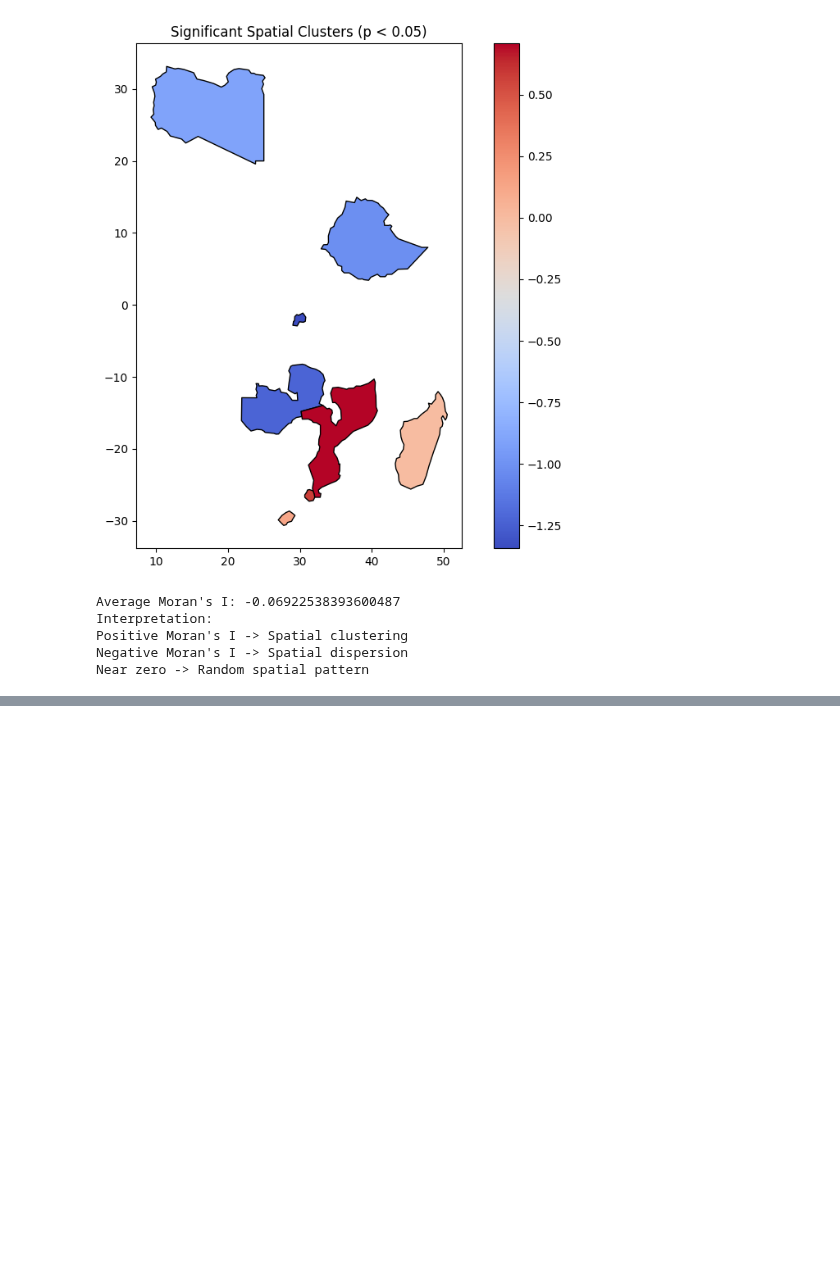
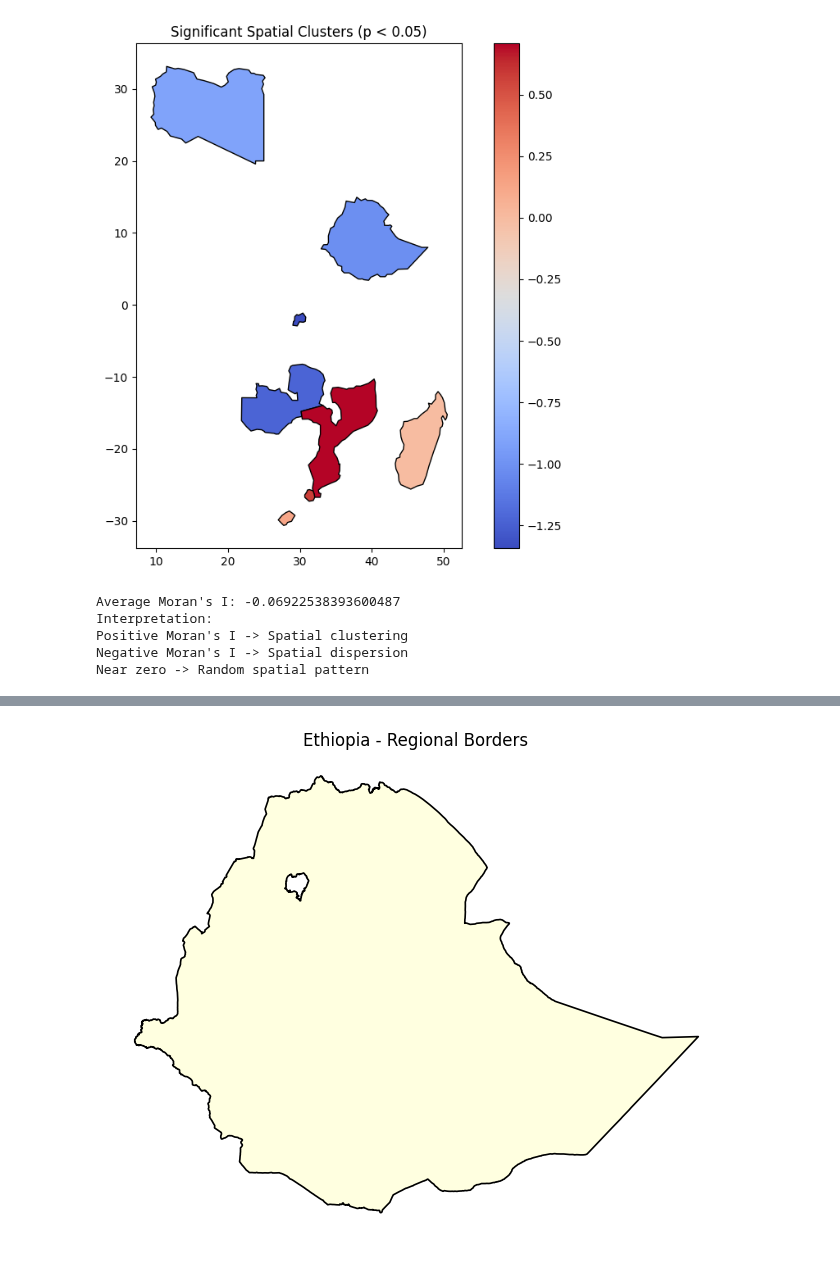
Before and after one commit to meetshambel/African-Countries-Map, a Jupyter notebook: Africancountriesmap.ipynb, the cells around one changed output, grey strips where cells are left out. Drawn from its saved outputs; the diff is of its cells as text; code cells hidden in the pictures; blank space fills up the shorter version.

```diff
--- a/Africancountriesmap.ipynb
+++ b/Africancountriesmap.ipynb
@@ -213,0 +224,12 @@ Near zero -> Random spatial pattern
+# %%
+# Load ADM1 (regions)
+regions = gpd.read_file("geoBoundaries-ETH-ADM0_simplified.geojson")
+
+# Plot regions
+fig, ax = plt.subplots(figsize=(8,10))
+regions.plot(ax=ax, color='lightyellow', edgecolor='black', linewidth=1.2)
+plt.title("Ethiopia - Regional Borders")
+plt.axis('off')
+plt.show()
+# %% [output]
+[figure, added]
```
Also changed, not shown: parts of 15 cells of this notebook, 19 other files.
